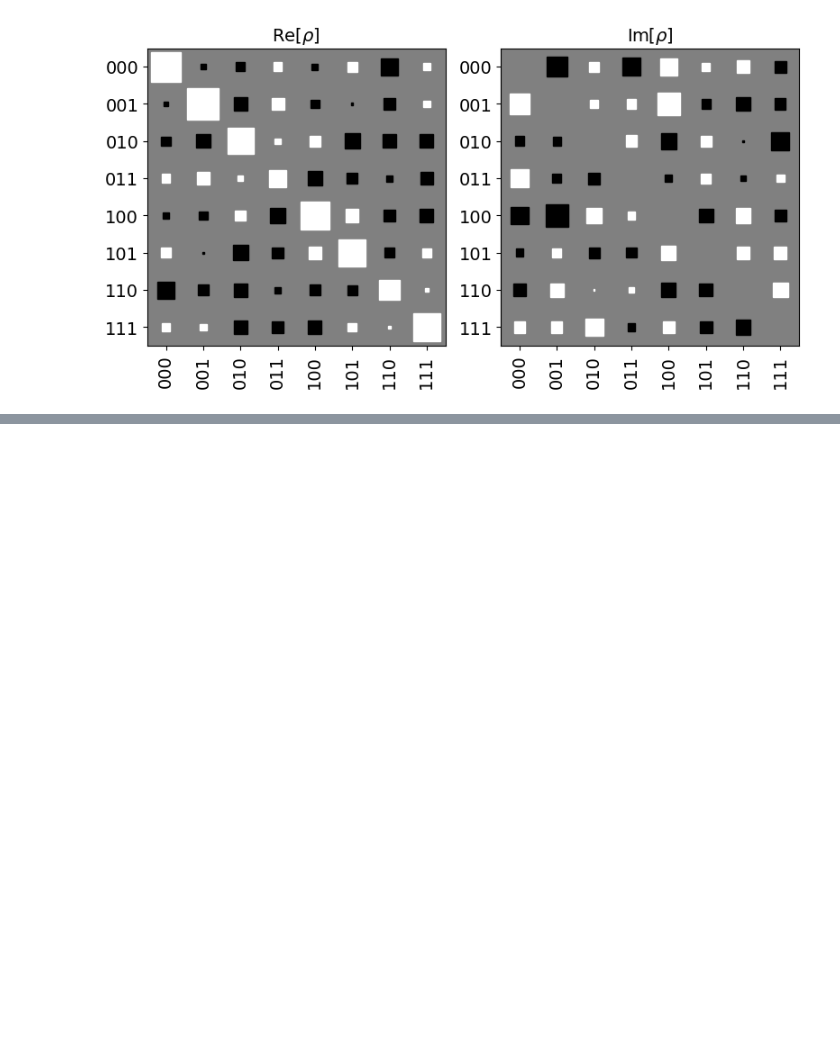
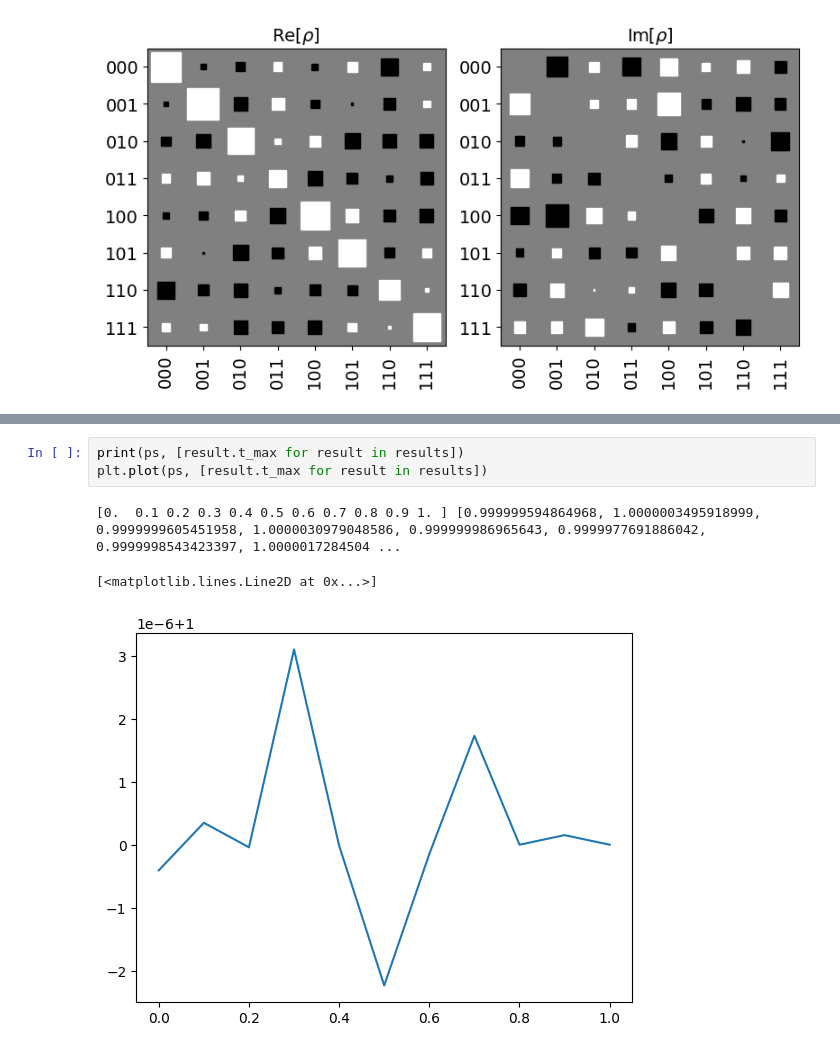
Before and after one commit to amarce4/mipt, a Jupyter notebook: python/gmne.ipynb, the cells around one changed output, grey strips where cells are left out. Drawn from its saved outputs; the diff is of its cells as text; blank space fills up the shorter version.

```diff
--- a/python/gmne.ipynb
+++ b/python/gmne.ipynb
@@ -1067,0 +1160,7 @@ sub_m.draw("hinton")
+# %%
+print(ps, [result.t_max for result in results])
+plt.plot(ps, [result.t_max for result in results])
+# %% [output]
+[0.  0.1 0.2 0.3 0.4 0.5 0.6 0.7 0.8 0.9 1. ] [0.999999594864968, 1.0000003495918999, 0.9999999605451958, 1.0000030979048586, 0.999999986965643, 0.9999977691886042, 0.9999998543423397, 1.0000017284504 ...
+[<matplotlib.lines.Line2D at 0x...>]
+[figure, added]
```
Also changed, not shown: parts of 2 cells of this notebook, 8 other files.
